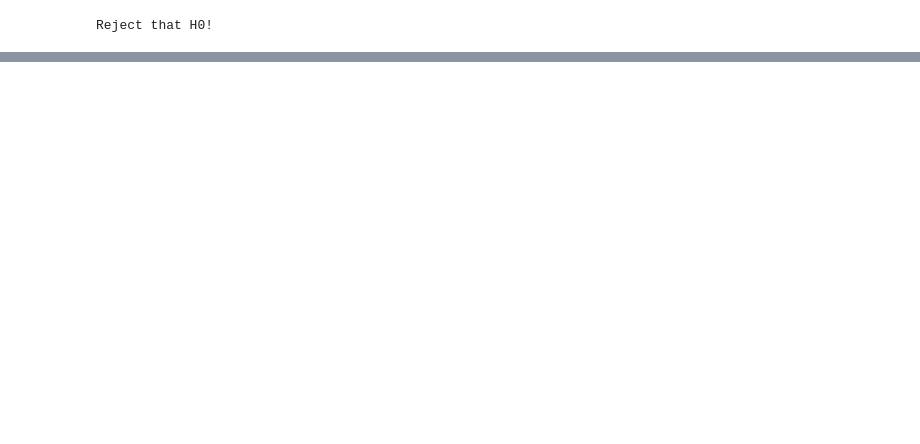
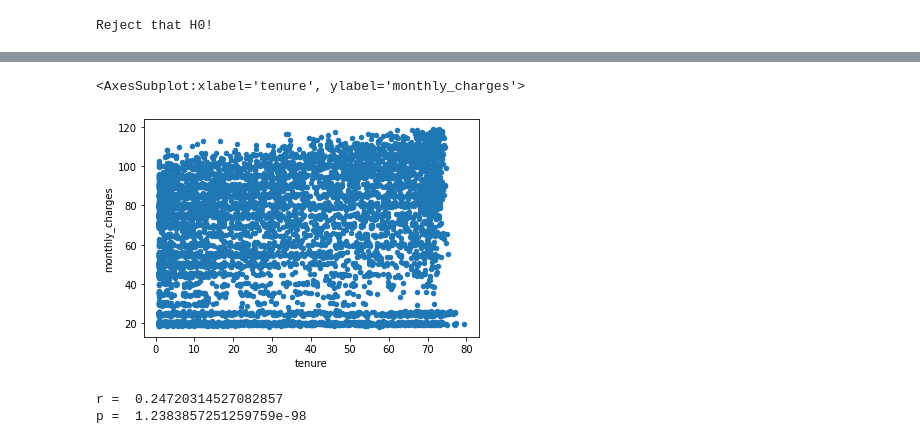
Before and after one commit to jnolf/statistics-exercises, a Jupyter notebook: hypothesis_testing.ipynb, the cells around one changed output, grey strips where cells are left out. Cells and saved outputs as stored; diff of their text form; code cells hidden in the pictures; blank space fills up the shorter version.

```diff
--- a/hypothesis_testing.ipynb
+++ b/hypothesis_testing.ipynb
@@ -284,0 +333,12 @@ Reject that H0!
+# %%
+df.plot.scatter(y='monthly_charges',x='tenure')
+# %% [output]
+<AxesSubplot:xlabel='tenure', ylabel='monthly_charges'>
+[figure, added]
+# %%
+r,p = stats.pearsonr(x,y)
+print('r = ', r)
+print('p = ', p)
+# %% [output]
+r =  0.24720314527082857
+p =  1.2383857251259759e-98
```
Also changed, not shown: parts of 39 cells of this notebook.
